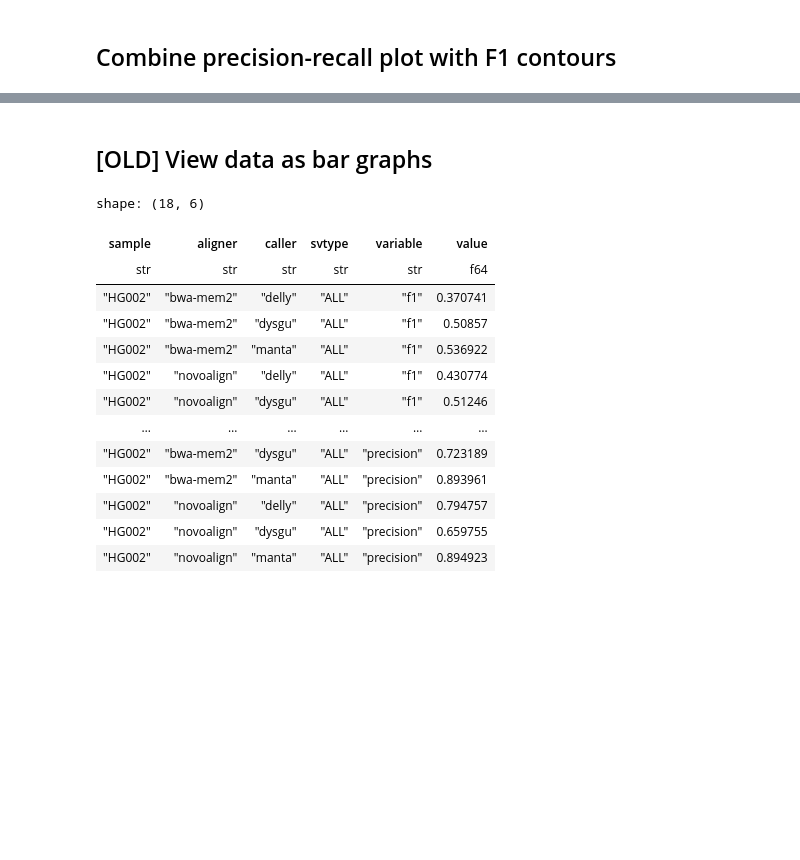
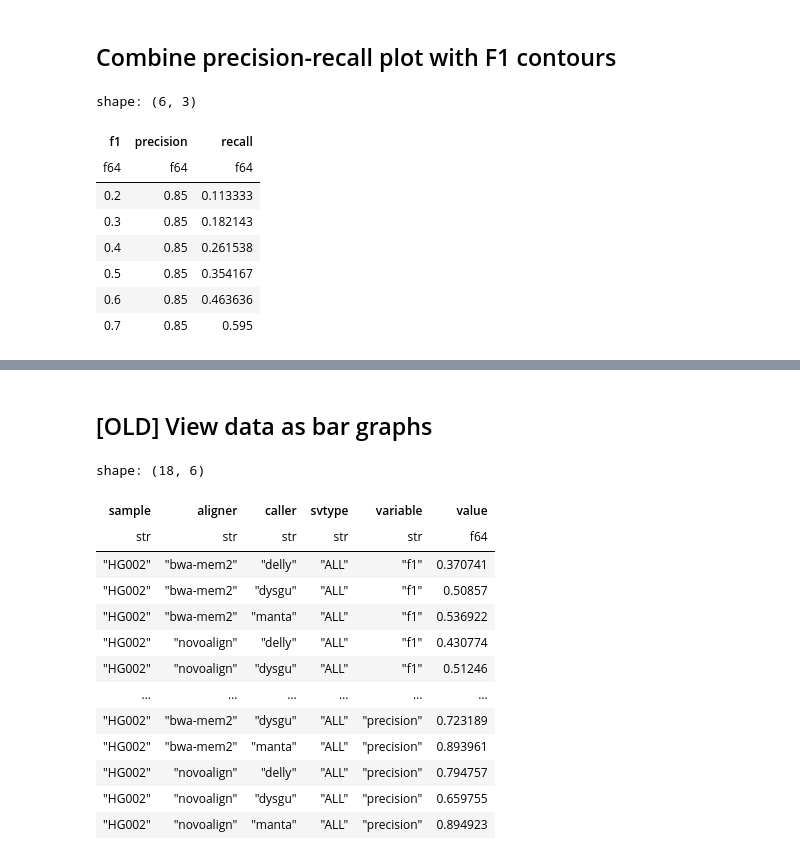
Before and after one commit to jsquaredosquared/novocraft-sv-benchmarking, a Jupyter notebook: workflow/notebooks/generate_plots.py.ipynb, the cells around one changed output, grey strips where cells are left out. Drawn from its saved outputs; the diff is of its cells as text; code cells hidden in the pictures; blank space fills up the shorter version.

```diff
--- a/workflow/notebooks/generate_plots.py.ipynb
+++ b/workflow/notebooks/generate_plots.py.ipynb
@@ -200,17 +181,33 @@ f1_contour_plot
 ## Combine precision-recall plot with F1 contours
 # %%
 f1_labels = np.arange(0.2, 0.71, 0.1)
-precision_labels = [1.01] * len(f1_labels)
-recall_labels = f1_labels / (2 - f1_labels)
+precision_labels = [0.85] * len(f1_labels)
+# recall_labels = f1_labels * precision_labels / (2*precision_labels - f1_labels)
 
 label_coords = pl.DataFrame(
-    {"f1": f1_labels, "precision": precision_labels, "recall": recall_labels}
+    {"f1": f1_labels, "precision": precision_labels}
+).with_columns(
+    (
+        pl.col("f1") * pl.col("precision") / (2 * pl.col("precision") - pl.col("f1"))
+    ).alias("recall")
 )
 
 label_chart = (
     alt.Chart(label_coords)
-    .mark_text(angle=45.0)
-    .encode(x="recall", y="precision", text=alt.Text("f1"))
+    .mark_text(angle=45, xOffset=8)
+    .encode(x="recall:Q", y="precision", text=alt.Text("f1"))
 )
+
+label_coords
+# %% [output]
+shape: (6, 3)
+| f1 | precision | recall |
+| f64 | f64 | f64 |
+| 0.2 | 0.85 | 0.113333 |
+| 0.3 | 0.85 | 0.182143 |
+| 0.4 | 0.85 | 0.261538 |
+| 0.5 | 0.85 | 0.354167 |
+| 0.6 | 0.85 | 0.463636 |
+| 0.7 | 0.85 | 0.595 |
 # %%
 (precision_recall_plot + f1_contour_plot + label_chart).configure_line(
```
Also changed, not shown: parts of 3 cells of this notebook.
